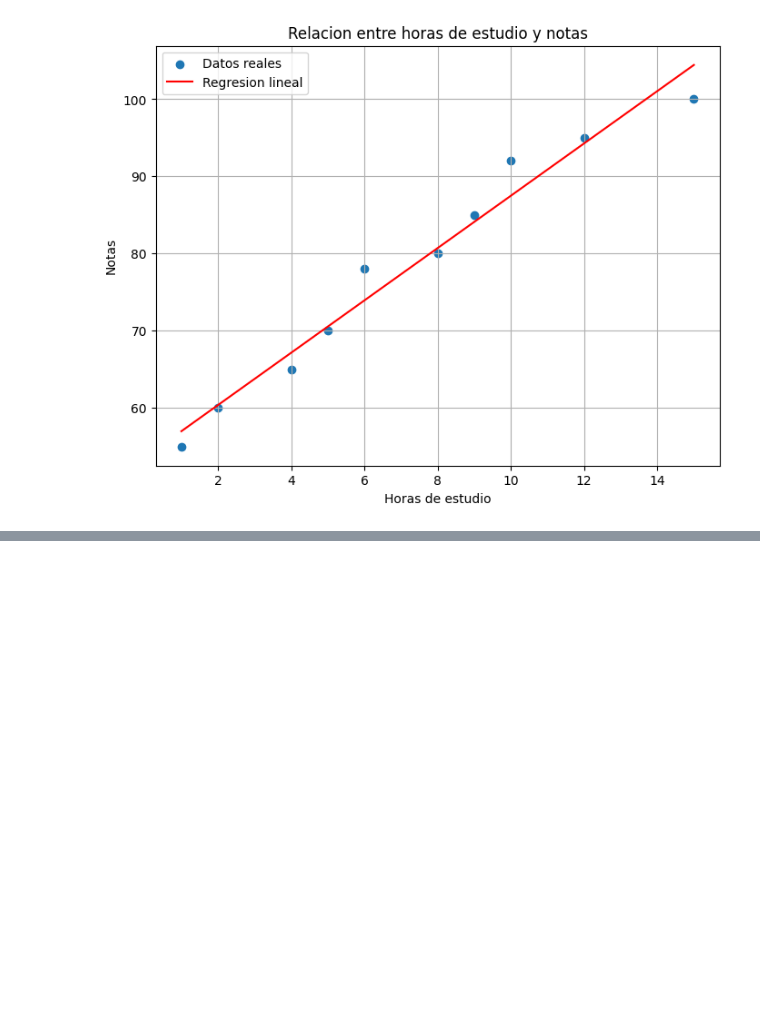
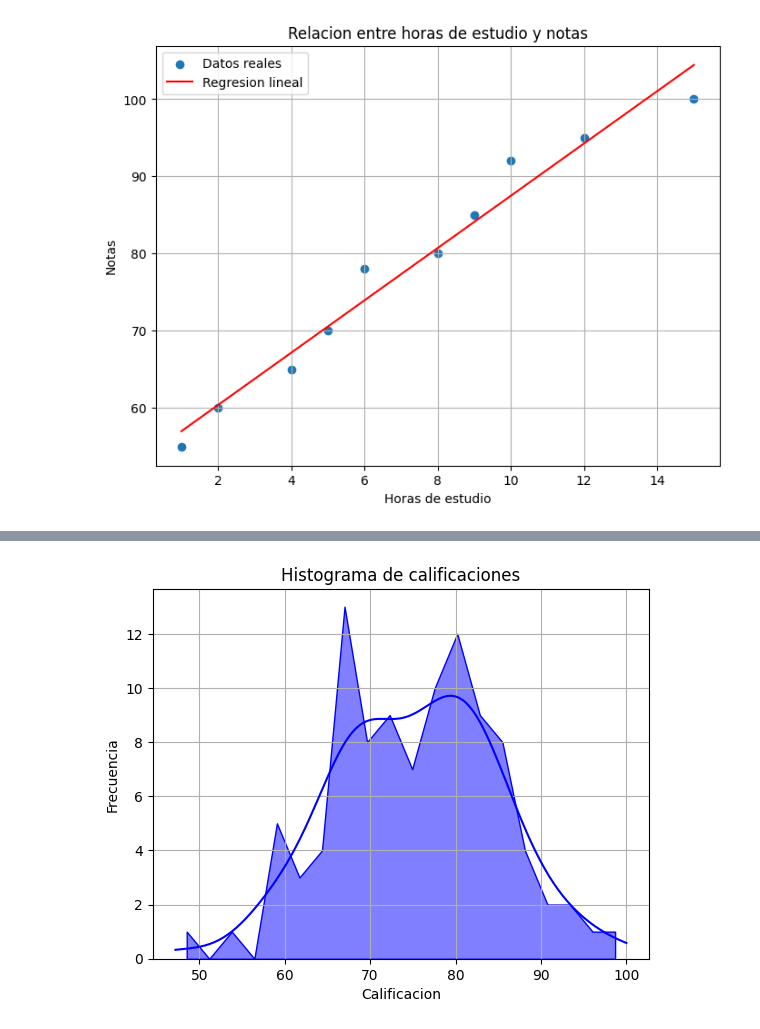
Before and after one commit to MattZG/Portafolio, a Jupyter notebook: Modulo_4.ipynb, the cells around one changed output, grey strips where cells are left out. Saved outputs shown, nothing was run; the diff lists cells and outputs as text; code cells hidden in the pictures; blank space fills up the shorter version.

```diff
--- a/Modulo_4.ipynb
+++ b/Modulo_4.ipynb
@@ -927,0 +995,16 @@ MSE: 6.74
+# %%
+import pandas as pd
+import numpy as np
+import seaborn as sns
+import matplotlib.pyplot as plt
+
+np.random.seed(55)
+
+data = {'Edad': np.random.randint(18, 25, 100),
+        'Horas de estudio': np.random.randint(5, 30, 100),
+        'Calificacion': np.random.normal(75, 10, 100).clip(0, 100), #forzar a que las notas esten entre 0 y 100
+        'Genero': np.random.choice(['F', 'M'], 100),
+        'Deporte': np.random.choice(['Futbol', 'Baloncesto', 'Natacion', 'Volleybol'], 100)}
+
+df = pd.DataFrame(data)
+df.head()
@@ -927,0 +1018,9 @@ MSE: 6.74
+# %%
+sns.histplot(data = df, x = 'Calificacion', kde = True, bins = 20, color = 'blue', element = 'poly')
+plt.xlabel('Calificacion')
+plt.ylabel('Frecuencia')
+plt.title('Histograma de calificaciones')
+plt.grid(True)
+plt.show()
+# %% [output]
+[figure, added]
```
Also changed, not shown: parts of 13 cells of this notebook.
